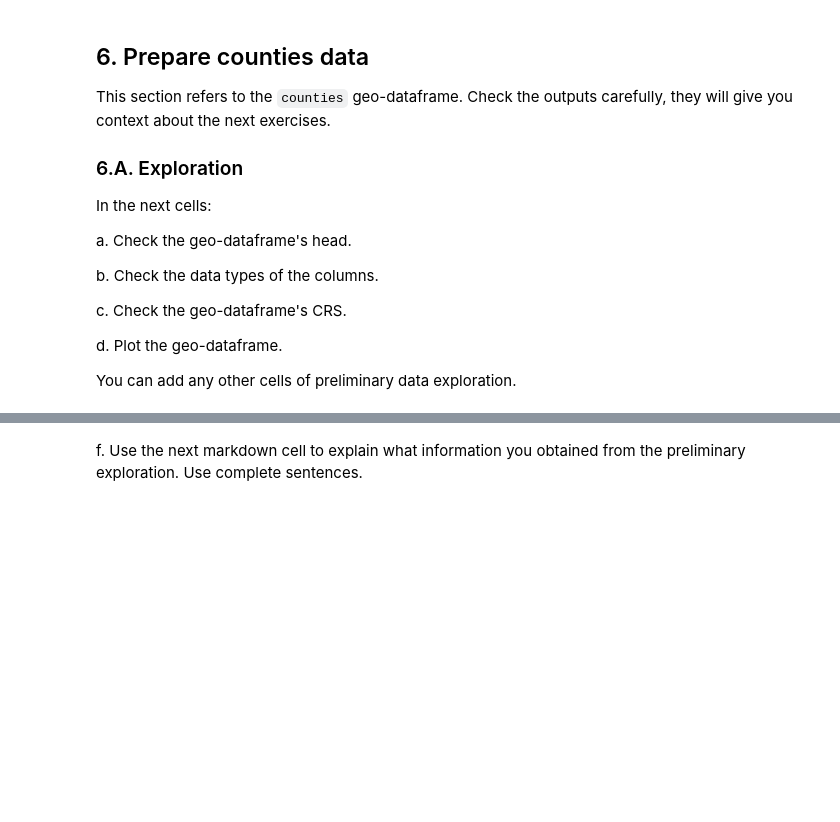
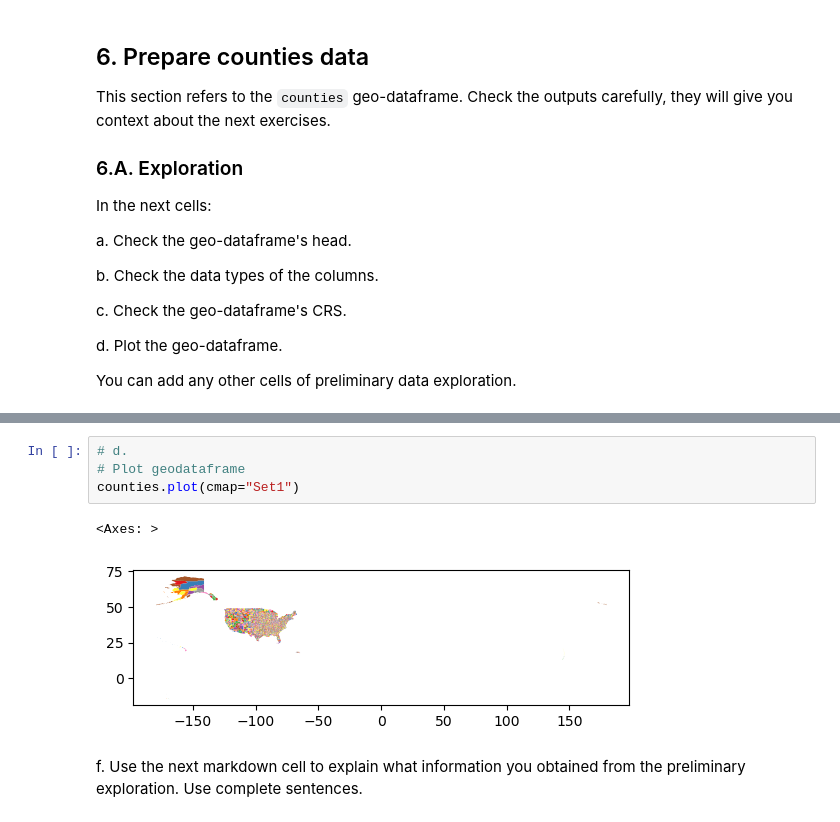
Before and after one commit to imsibaja/eds220-hwk3, a Jupyter notebook: hwk3-task2-oil-spills.ipynb, the cells around one changed output, grey strips where cells are left out. Cells and saved outputs as stored; diff of their text form; blank space fills up the shorter version.

```diff
--- a/hwk3-task2-oil-spills.ipynb
+++ b/hwk3-task2-oil-spills.ipynb
@@ -307,3 +351,10 @@ You can add any other cells of preliminary data exploration.
+# %%
+# d.
+# Plot geodataframe
+counties.plot(cmap="Set1")
+# %% [output]
+<Axes: >
+[figure, added]
 # %% [markdown]
 <!-- BEGIN QUESTION -->
 
```
Also changed, not shown: parts of 15 cells of this notebook.
